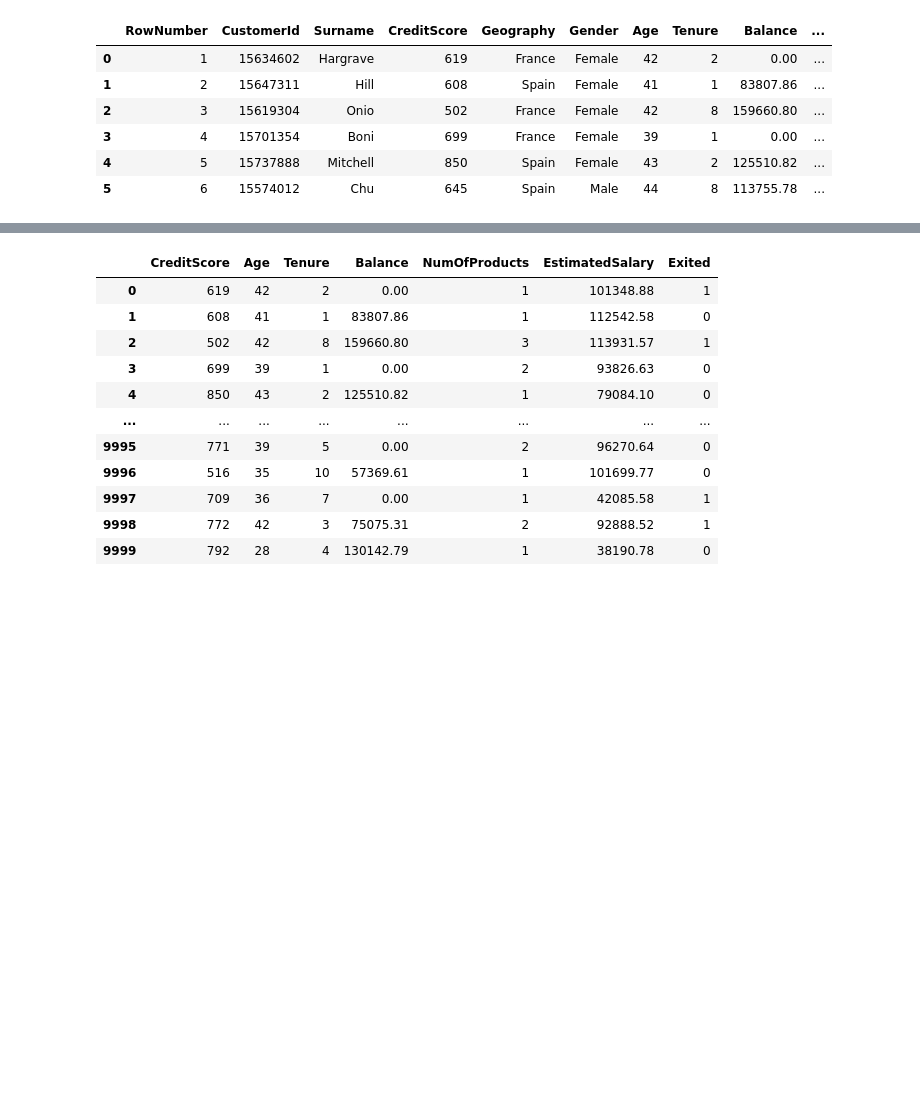
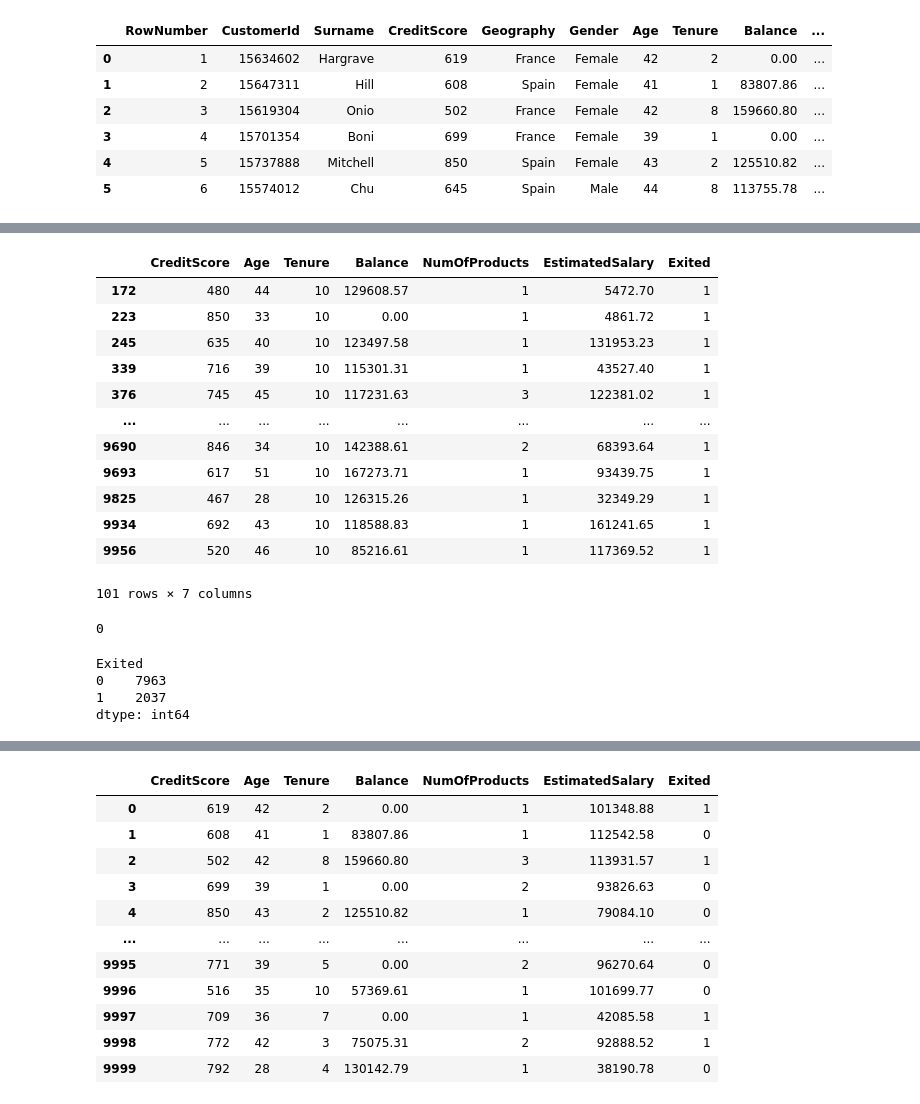
Before and after one commit to iure123/Diversidade-Tech, a Jupyter notebook: analise_exploratoria_de_dados.ipynb, the cells around one changed output, grey strips where cells are left out. Cells and saved outputs as stored; diff of their text form; code cells hidden in the pictures; blank space fills up the shorter version.

```diff
--- a/analise_exploratoria_de_dados.ipynb
+++ b/analise_exploratoria_de_dados.ipynb
@@ -82,0 +130,28 @@ df_churn_quali.describe
+# %%
+df_churn_quanti.loc[(df_churn_quanti.Exited == 1) & (df_churn_quanti.Tenure == 10)]
+# %% [output]
+|  | CreditScore | Age | Tenure | Balance | NumOfProducts | EstimatedSalary | Exited |
+| 172 | 480 | 44 | 10 | 129608.57 | 1 | 5472.70 | 1 |
+| 223 | 850 | 33 | 10 | 0.00 | 1 | 4861.72 | 1 |
+| 245 | 635 | 40 | 10 | 123497.58 | 1 | 131953.23 | 1 |
+| 339 | 716 | 39 | 10 | 115301.31 | 1 | 43527.40 | 1 |
+| 376 | 745 | 45 | 10 | 117231.63 | 3 | 122381.02 | 1 |
+| ... | ... | ... | ... | ... | ... | ... | ... |
+| 9690 | 846 | 34 | 10 | 142388.61 | 2 | 68393.64 | 1 |
+| 9693 | 617 | 51 | 10 | 167273.71 | 1 | 93439.75 | 1 |
+| 9825 | 467 | 28 | 10 | 126315.26 | 1 | 32349.29 | 1 |
+| 9934 | 692 | 43 | 10 | 118588.83 | 1 | 161241.65 | 1 |
+| 9956 | 520 | 46 | 10 | 85216.61 | 1 | 117369.52 | 1 |
+101 rows × 7 columns
+# %%
+df_churn.duplicated().sum()
+#verifica se tem valor duplicado
+# %% [output]
+0
+# %%
+df_churn_quanti.groupby(["Exited"]).size()
+# %% [output]
+Exited
+0    7963
+1    2037
+dtype: int64
```
Also changed, not shown: parts of 35 cells of this notebook, 1 other file.
